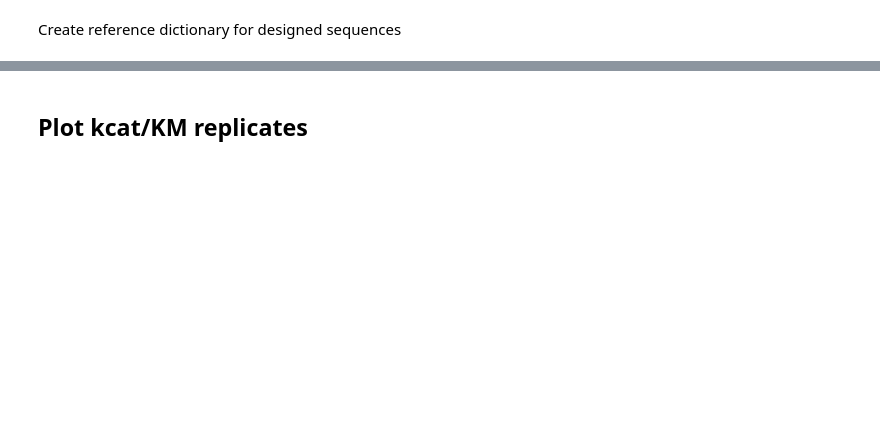
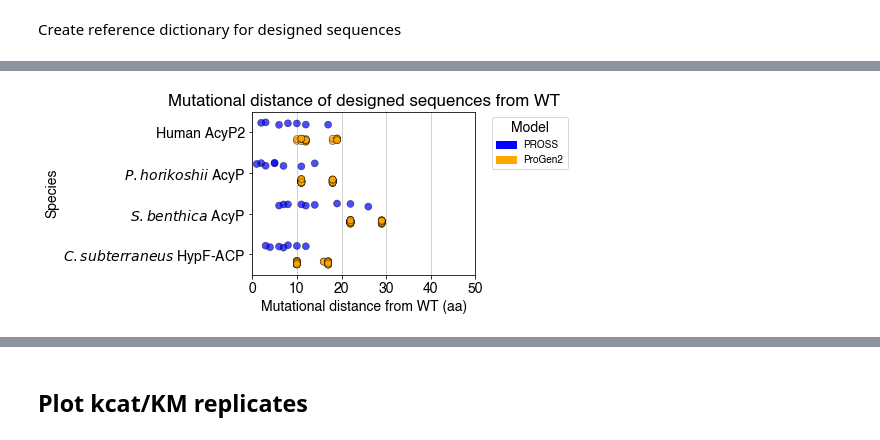
Before and after one commit to FordyceLab/htmek-workup, a Jupyter notebook: multi_experiment_aggregation/current_aggregation.ipynb, the cells around one changed output, grey strips where cells are left out. Drawn from its saved outputs; the diff is of its cells as text; code cells hidden in the pictures; blank space fills up the shorter version.

```diff
--- a/multi_experiment_aggregation/current_aggregation.ipynb
+++ b/multi_experiment_aggregation/current_aggregation.ipynb
@@ -476,0 +818,81 @@ KeyError: "['k_obs'] not in index"
+# %%
+# create dict to contain distance of design from WT
+distance_dict = {}
+
+# iterate through each sequence in full_protein_sequence_library and get mutational distance from WT, then add to dict
+for index, row in full_protein_sequence_library.iterrows():
+    # get species and origin
+    species = row['species']
+    origin = row['origin']
+
+    if species not in distance_dict.keys():
+        distance_dict[species] = {}
+    if origin not in distance_dict[species].keys():
+        distance_dict[species][origin] = []
+
+    if (row['origin'] == 'progen') or (row['origin'] == 'pross'):
+        # get sequence and wt sequence
+        seq = row['protein_sequence']
+        wt_seq = row['protein_sequence_wt']
+
+        # get distance
+        dist = 0
+        for i in range(len(seq)):
+            if seq[i] != wt_seq[i]:
+                dist += 1
+
+        distance_dict[species][origin].append(dist)
+
+# plot stripplot of distance from distance dict, with species as y axis bin and origin as hue
+fig, ax = plt.subplots(figsize=(4, 3))
+
+# create dataframe from distance dict
+distance_df = pd.DataFrame(columns=['species', 'origin', 'distance'])
+for species in distance_dict.keys():
+    for origin in distance_dict[species].keys():
+        for dist in distance_dict[species][origin]:
+            distance_df = distance_df.append({'species': species, 'origin': origin, 'distance': dist}, ignore_index=True)
+
+# plot stripplot
+palette = {'pross': 'blue', 'progen': 'orange'}
+sns.stripplot(data=distance_df, x='distance', y='species', hue='origin', dodge=True, palette=palette, ax=ax, jitter=0.1, size=7, alpha=0.7, linewidth=0.5, edgecolor='black')
+
+# legend
+handles = [
+    mpatches.Patch(color='blue', label='PROSS'),
+    mpatches.Patch(color='orange', label='ProGen2'),
+]
+ax.legend(handles=handles, bbox_to_anchor=(1.05, 1), loc='upper left', fontsize=10, title='Model')
+
+# add vertical gridlines
+for i in range(0, 50, 10):
+    ax.axvline(i, color='lightgrey', linewidth=1)
+
+# add title and labels
+ax.set_title('Mutational distance of designed sequences from WT')
+ax.set_xlabel('Mutational distance from WT (aa)')
+ax.set_ylabel('Species')
+
+# set y tick labels from dictionary
+species_dict = {
+    'hsapiens': 'Human AcyP2',
+    'sbenthica': '$S. benthica$ AcyP',
+    'hypf': '$C. subterraneus$ HypF-ACP',
+    'phorikoshii': '$P. horikoshii$ AcyP',
+}
+ax.set_yticklabels([species_dict[item.get_text()] for item in ax.get_yticklabels()])
+
+# make borders black
+for _, spine in ax.spines.items():
+    spine.set_color('black')
+
+# set xlim to 0-1
+ax.set_xlim(0, 50)
+
+# set facecolor to white
+plt.gca().set_facecolor('white')
+
+# save figure
+plt.savefig('/Users/micaholivas/Library/CloudStorage/GoogleDrive-mbolivas@stanford.edu/.shortcut-targets-by-id/1-794qIs0qT1G5m39ZBPHOeCKSxeH3Bi8/Designed_AcyPs_manuscript/Presentations/NeurIPS_2023/Plots/Library_information/Mutation_counts_by_species/percent_identity_to_WT.pdf', bbox_inches='tight')
+plt.savefig('/Users/micaholivas/Library/CloudStorage/GoogleDrive-mbolivas@stanford.edu/.shortcut-targets-by-id/1-794qIs0qT1G5m39ZBPHOeCKSxeH3Bi8/Designed_AcyPs_manuscript/Presentations/NeurIPS_2023/Plots/Library_information/Mutation_counts_by_species/percent_identity_to_WT.png', bbox_inches='tight', dpi=300)
+# %% [output]
@@ -477 +900,2 @@ KeyError: "['k_obs'] not in index"
+[figure, added]
 # %% [markdown]
```
Also changed, not shown: parts of 152 cells of this notebook, 4 other files.
